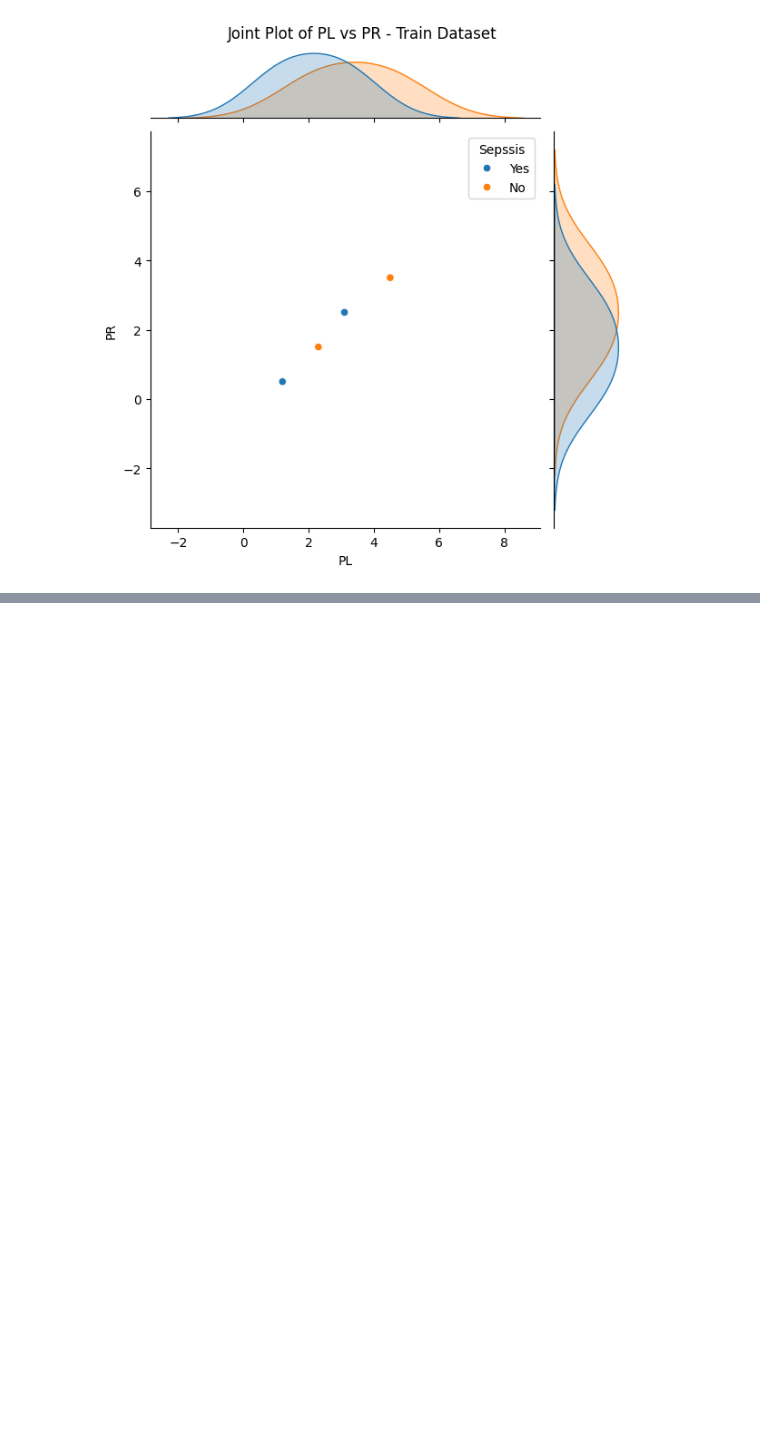
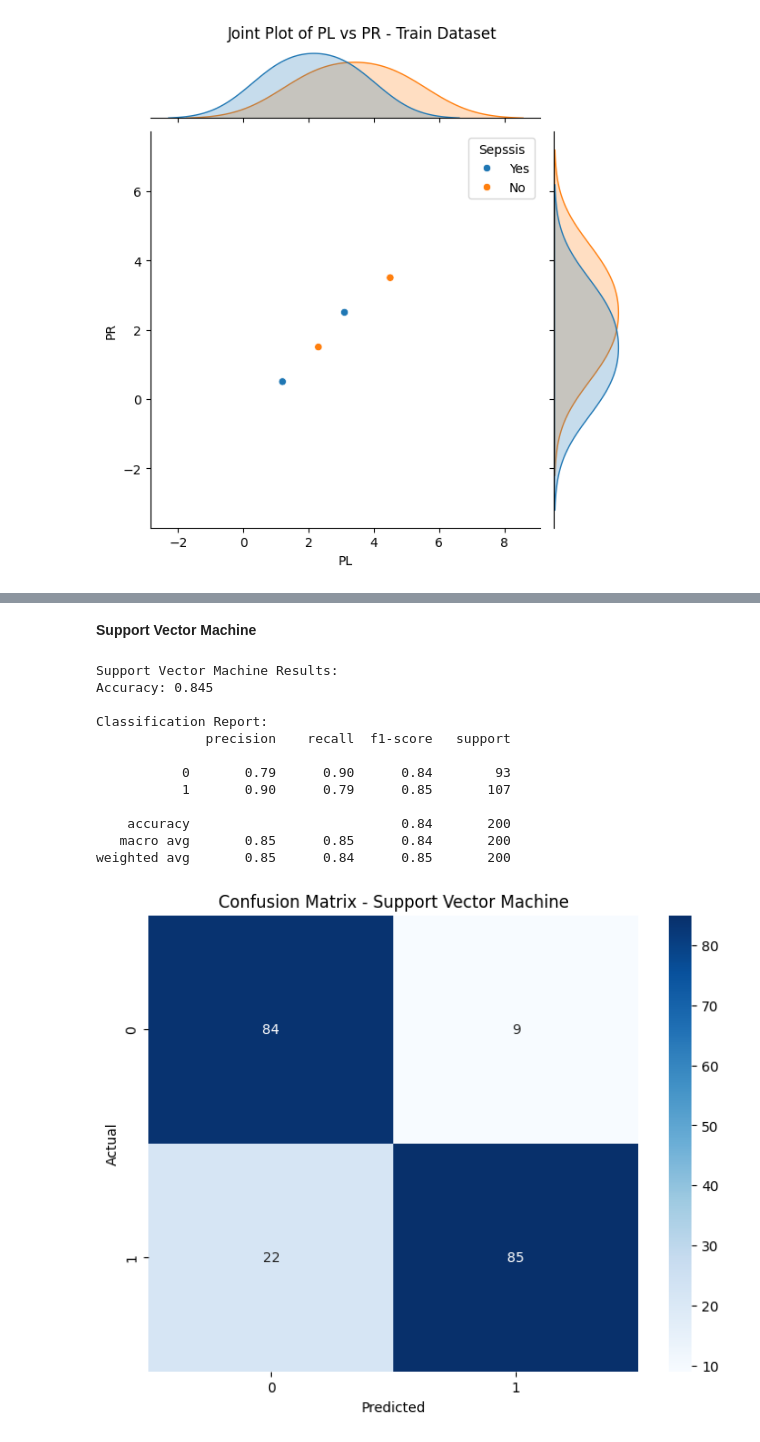
Before and after one commit to ndumbe0/P5-ML-API, a Jupyter notebook: main module.ipynb, the cells around one changed output, grey strips where cells are left out. Saved outputs shown, nothing was run; the diff lists cells and outputs as text; code cells hidden in the pictures; blank space fills up the shorter version.

```diff
--- a/main module.ipynb
+++ b/main module.ipynb
@@ -290,0 +518,40 @@ df_test_cleaned.to_csv('cleaned_test_dataset.csv', index=False)
+# %% [markdown]
+**Support Vector Machine**
+# %%
+from sklearn.svm import SVC
+
+# Initialize and train the model
+svm_model = SVC(kernel='rbf', random_state=42)
+svm_model.fit(X_train_scaled, y_train)
+
+# Make predictions
+y_pred_svm = svm_model.predict(X_test_scaled)
+
+# Evaluate the model
+print("Support Vector Machine Results:")
+print("Accuracy:", accuracy_score(y_test, y_pred_svm))
+print("\nClassification Report:")
+print(classification_report(y_test, y_pred_svm))
+
+# Plot confusion matrix
+cm = confusion_matrix(y_test, y_pred_svm)
+plt.figure(figsize=(8, 6))
+sns.heatmap(cm, annot=True, fmt='d', cmap='Blues')
+plt.title('Confusion Matrix - Support Vector Machine')
+plt.ylabel('Actual')
+plt.xlabel('Predicted')
+plt.show()
+# %% [output]
+Support Vector Machine Results:
+Accuracy: 0.845
+
+Classification Report:
+              precision    recall  f1-score   support
+
+           0       0.79      0.90      0.84        93
+           1       0.90      0.79      0.85       107
+
+    accuracy                           0.84       200
+   macro avg       0.85      0.85      0.84       200
+weighted avg       0.85      0.84      0.85       200
+[figure, added]
```
Also changed, not shown: parts of 9 cells of this notebook, 1 other file.
